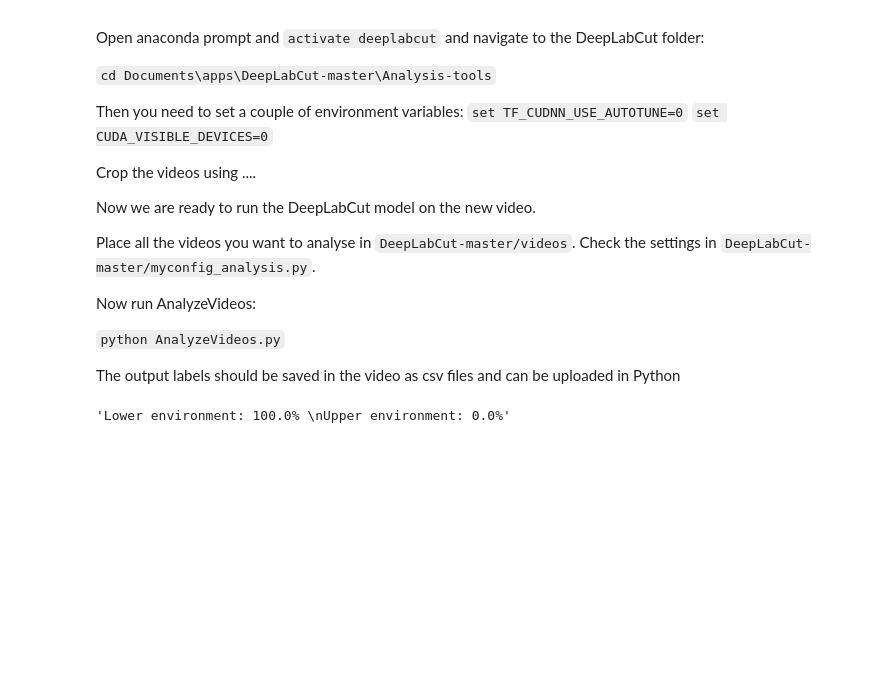
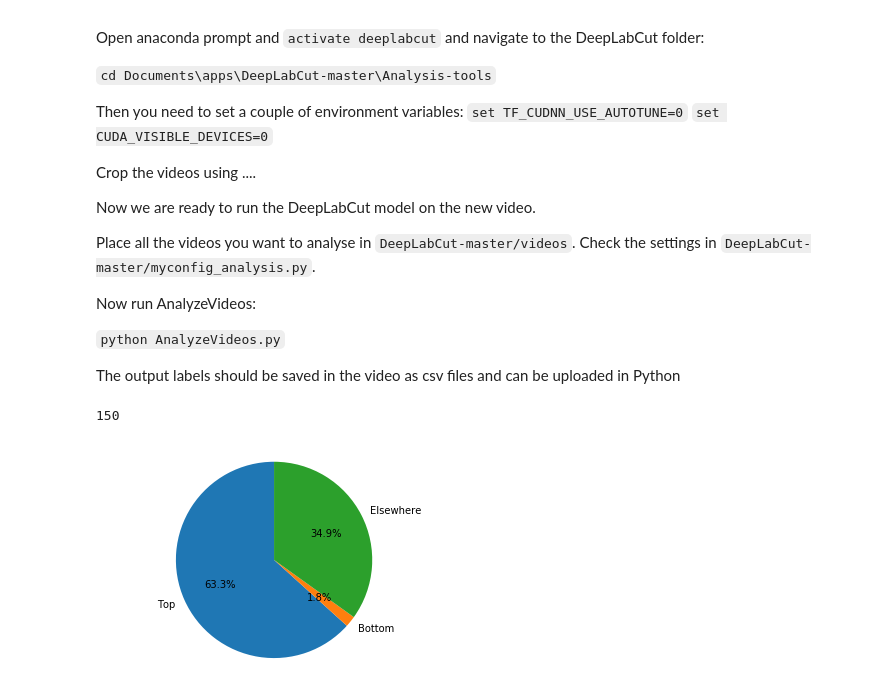
Before and after one commit to caniko/BiKiPy, a Jupyter notebook: DLC example.ipynb, the cells around one changed output. Cells and saved outputs as stored; diff of their text form; code cells hidden in the pictures; blank space fills up the shorter version.

```diff
--- a/DLC example.ipynb
+++ b/DLC example.ipynb
@@ -34,7 +32,9 @@ import numpy as np
 # %%
-local_file = DLCsv('hello.csv', invert_y=False)
+local_file = DLCsv('hello.csv', upper_boarder=150, lower_boarder=50, boarder_orr='hor')
+# %% [output]
+150
 # %%
-local_file.position_preference()
+local_file.position_preference(plot=True)
 # %% [output]
-'Lower environment: 100.0% \nUpper environment: 0.0%'
+[figure, added]
 # %%
```
Also changed, not shown: parts of 16 cells of this notebook, 1 other file.
